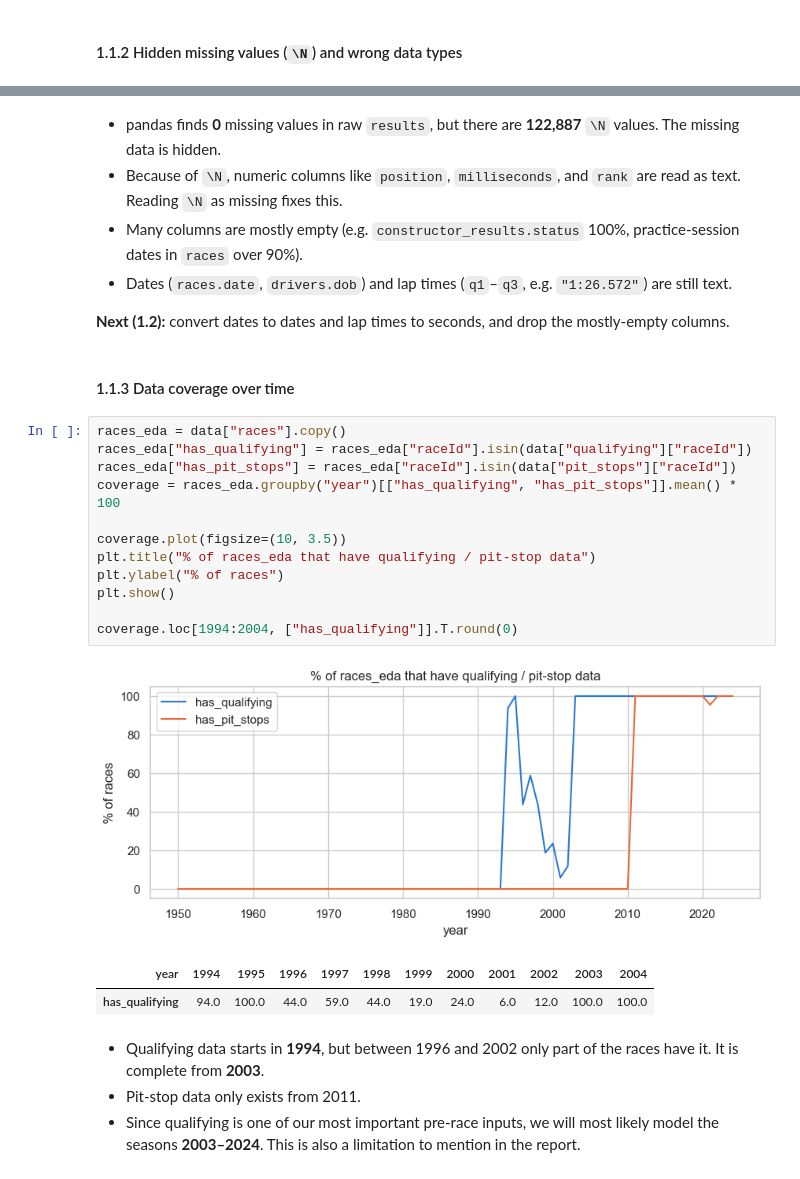
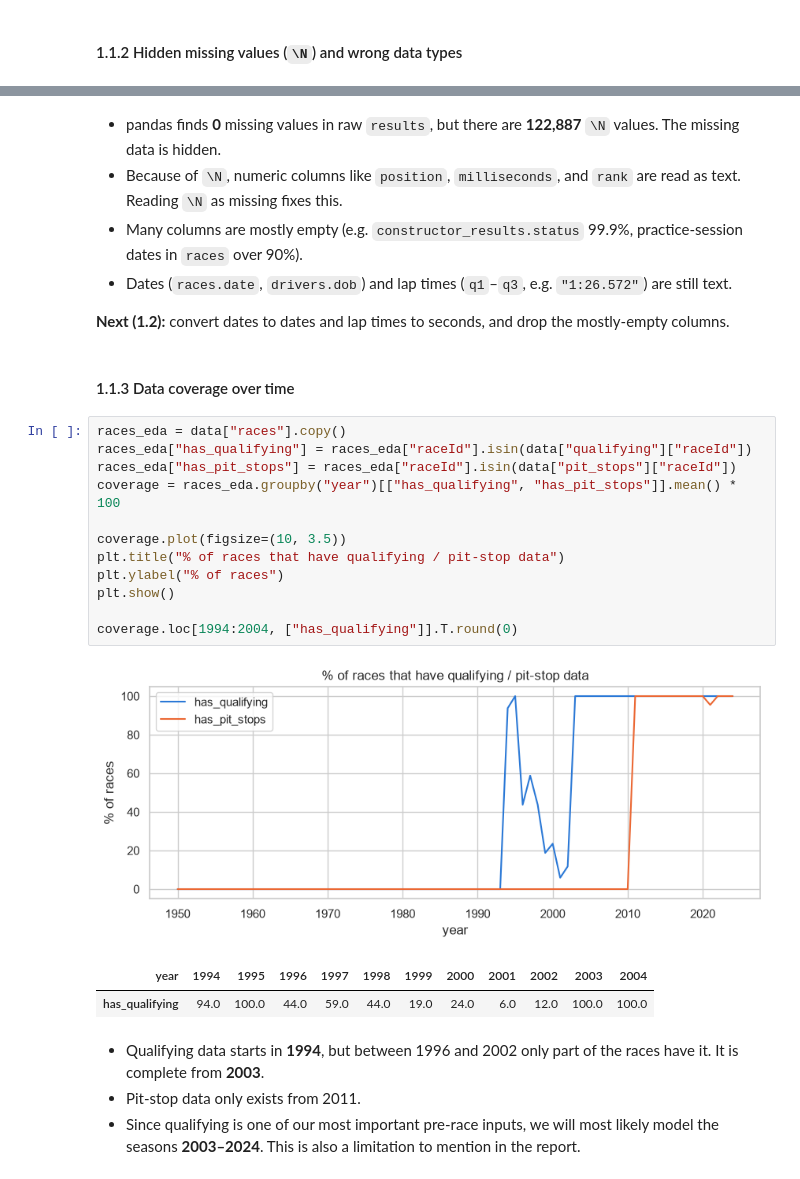
Before and after one commit to Seif2005/ACL2-Project, a Jupyter notebook: Main.ipynb, the cells around one changed output, grey strips where cells are left out. Saved outputs shown, nothing was run; the diff lists cells and outputs as text.

```diff
--- a/Main.ipynb
+++ b/Main.ipynb
@@ -152,7 +150,7 @@ pd.DataFrame({"raw dtype": raw["results"].dtypes, r"dtype with \N as missing": d
 - pandas finds **0** missing values in raw `results`, but there are **122,887** `\N` values. The missing data is hidden.
 - Because of `\N`, numeric columns like `position`, `milliseconds`, and `rank` are read as text. Reading `\N` as
   missing fixes this.
-- Many columns are mostly empty (e.g. `constructor_results.status` 100%, practice-session dates in `races` over 90%).
+- Many columns are mostly empty (e.g. `constructor_results.status` 99.9%, practice-session dates in `races` over 90%).
 - Dates (`races.date`, `drivers.dob`) and lap times (`q1`–`q3`, e.g. `"1:26.572"`) are still text.
 
 **Next (1.2):** convert dates to dates and lap times to seconds, and drop the mostly-empty columns.
@@ -161,17 +159,17 @@ pd.DataFrame({"raw dtype": raw["results"].dtypes, r"dtype with \N as missing": d
 # %%
 races_eda = data["races"].copy()
 races_eda["has_qualifying"] = races_eda["raceId"].isin(data["qualifying"]["raceId"])
 races_eda["has_pit_stops"] = races_eda["raceId"].isin(data["pit_stops"]["raceId"])
 coverage = races_eda.groupby("year")[["has_qualifying", "has_pit_stops"]].mean() * 100
 
 coverage.plot(figsize=(10, 3.5))
-plt.title("% of races_eda that have qualifying / pit-stop data")
+plt.title("% of races that have qualifying / pit-stop data")
 plt.ylabel("% of races")
 plt.show()
 
 coverage.loc[1994:2004, ["has_qualifying"]].T.round(0)
 # %% [output]
-[figure, old version]
+[figure, new version]
 | year | 1994 | 1995 | 1996 | 1997 | 1998 | 1999 | 2000 | 2001 | 2002 | 2003 | 2004 |
 | has_qualifying | 94.0 | 100.0 | 44.0 | 59.0 | 44.0 | 19.0 | 24.0 | 6.0 | 12.0 | 100.0 | 100.0 |
 # %% [markdown]
```
Also changed, not shown: parts of 64 cells of this notebook.
